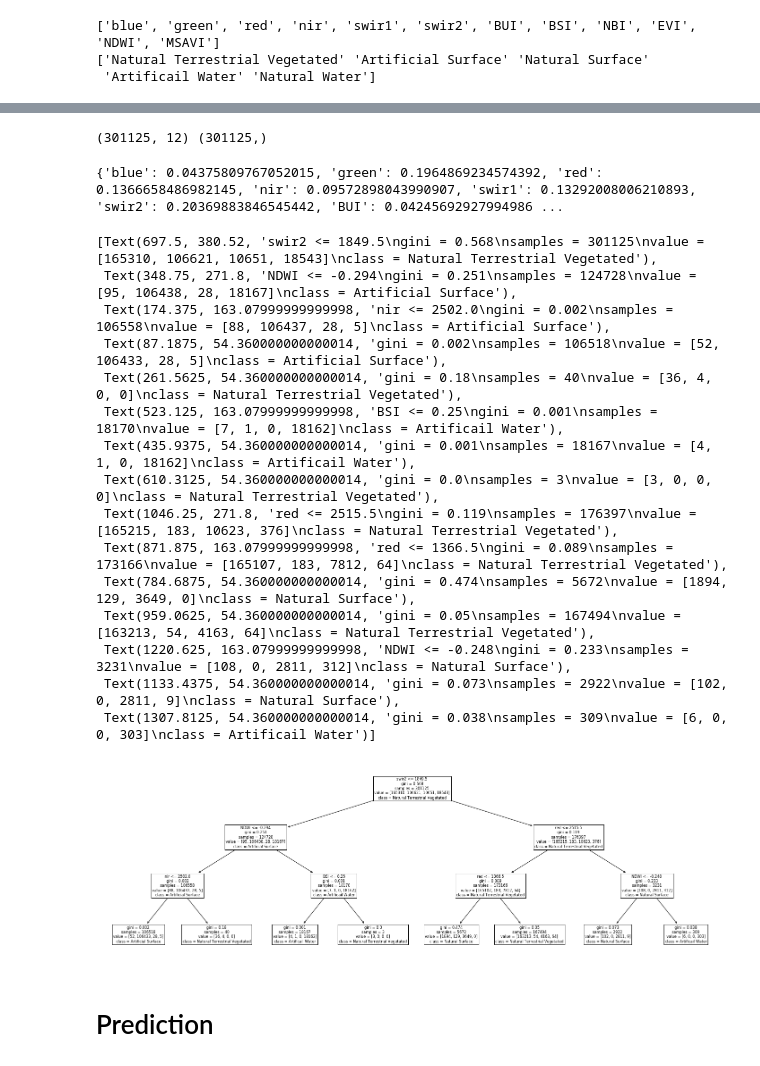
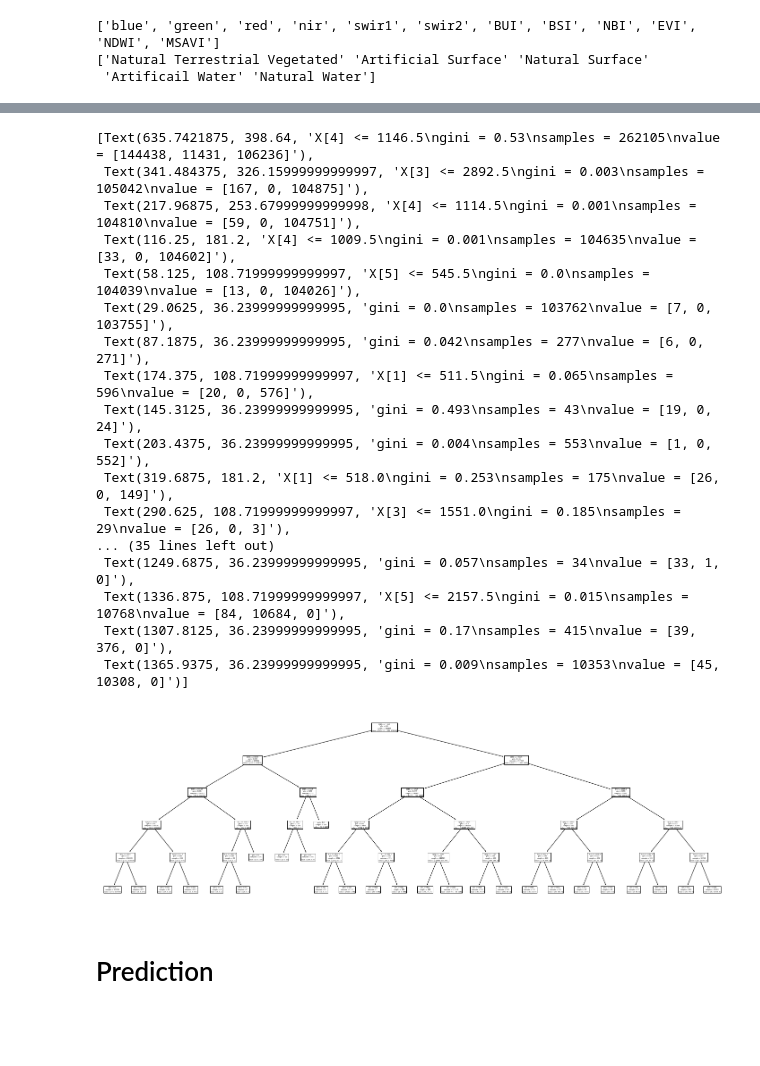
Before and after one commit to s-m-t-c/LCCS, a Jupyter notebook: decision_tree/efficienttrainer.ipynb, the cells around one changed output, grey strips where cells are left out. Saved outputs shown, nothing was run; the diff lists cells and outputs as text; code cells hidden in the pictures; blank space fills up the shorter version.

```diff
--- a/decision_tree/efficienttrainer.ipynb
+++ b/decision_tree/efficienttrainer.ipynb
@@ -178,0 +201,6 @@ feature_rast_list[0][0].blue.plot()
+# %%
+from sklearn import tree
+# Initialise classifier
+model = tree.DecisionTreeClassifier(random_state=0, max_depth=5)
+# Fit classifier add "==215" to make a single class prediction.
+model = model.fit(model_input[:,1:], model_input[:,0])
@@ -226,49 +220,23 @@ feature_rast_list[57][0].blue.plot()
-# %%
-# Stack list of arrays into single array
-# Change to stack
-val_input = np.hstack(flat_val_list)
-train_input = np.vstack(flat_train_list)
-print(train_input.shape, val_input.shape)
-# %% [output]
-(301125, 12) (301125,)
-# %%
-from sklearn.ensemble import RandomForestClassifier
-# Initialise classifier
-model = RandomForestClassifier(n_estimators=100)
-# Fit classifier add "==215" to make a single class prediction.
-model = model.fit(train_input, val_input)
-# %%
-# Initialise classifier
-model = tree.DecisionTreeClassifier(random_state=0, max_depth=3)
-# Fit classifier add "==215" to make a single class prediction.
-model = model.fit(train_input, val_input)
-# %%
-from sklearn.neural_network import MLPClassifier
-model = MLPClassifier(solver='adam', alpha=1e-5, hidden_layer_sizes=(15,), random_state=1, activation='relu')
-model = model.fit(train_input, val_input)
-# %%
-# Prints the feature importance
-print(dict(zip(feature_names, dtree.feature_importances_)))
-# %% [output]
-{'blue': 0.04375809767052015, 'green': 0.1964869234574392, 'red': 0.1366658486982145, 'nir': 0.09572898043990907, 'swir1': 0.13292008006210893, 'swir2': 0.20369883846545442, 'BUI': 0.04245692927994986 ...
 # %%
 # Plots the structure of the tree
 plt.figure(figsize=(25,8))
-sklearn.tree.plot_tree(dtree, feature_names=feature_names, class_names=target_names)
+sklearn.tree.plot_tree(model)
 # %% [output]
-[Text(697.5, 380.52, 'swir2 <= 1849.5\ngini = 0.568\nsamples = 301125\nvalue = [165310, 106621, 10651, 18543]\nclass = Natural Terrestrial Vegetated'),
- Text(348.75, 271.8, 'NDWI <= -0.294\ngini = 0.251\nsamples = 124728\nvalue = [95, 106438, 28, 18167]\nclass = Artificial Surface'),
- Text(174.375, 163.07999999999998, 'nir <= 2502.0\ngini = 0.002\nsamples = 106558\nvalue = [88, 106437, 28, 5]\nclass = Artificial Surface'),
- Text(87.1875, 54.360000000000014, 'gini = 0.002\nsamples = 106518\nvalue = [52, 106433, 28, 5]\nclass = Artificial Surface'),
- Text(261.5625, 54.360000000000014, 'gini = 0.18\nsamples = 40\nvalue = [36, 4, 0, 0]\nclass = Natural Terrestrial Vegetated'),
- Text(523.125, 163.07999999999998, 'BSI <= 0.25\ngini = 0.001\nsamples = 18170\nvalue = [7, 1, 0, 18162]\nclass = Artificail Water'),
- Text(435.9375, 54.360000000000014, 'gini = 0.001\nsamples = 18167\nvalue = [4, 1, 0, 18162]\nclass = Artificail Water'),
- Text(610.3125, 54.360000000000014, 'gini = 0.0\nsamples = 3\nvalue = [3, 0, 0, 0]\nclass = Natural Terrestrial Vegetated'),
- Text(1046.25, 271.8, 'red <= 2515.5\ngini = 0.119\nsamples = 176397\nvalue = [165215, 183, 10623, 376]\nclass = Natural Terrestrial Vegetated'),
- Text(871.875, 163.07999999999998, 'red <= 1366.5\ngini = 0.089\nsamples = 173166\nvalue = [165107, 183, 7812, 64]\nclass = Natural Terrestrial Vegetated'),
- Text(784.6875, 54.360000000000014, 'gini = 0.474\nsamples = 5672\nvalue = [1894, 129, 3649, 0]\nclass = Natural Surface'),
- Text(959.0625, 54.360000000000014, 'gini = 0.05\nsamples = 167494\nvalue = [163213, 54, 4163, 64]\nclass = Natural Terrestrial Vegetated'),
- Text(1220.625, 163.07999999999998, 'NDWI <= -0.248\ngini = 0.233\nsamples = 3231\nvalue = [108, 0, 2811, 312]\nclass = Natural Surface'),
- Text(1133.4375, 54.360000000000014, 'gini = 0.073\nsamples = 2922\nvalue = [102, 0, 2811, 9]\nclass = Natural Surface'),
- Text(1307.8125, 54.360000000000014, 'gini = 0.038\nsamples = 309\nvalue = [6, 0, 0, 303]\nclass = Artificail Water')]
+[Text(635.7421875, 398.64, 'X[4] <= 1146.5\ngini = 0.53\nsamples = 262105\nvalue = [144438, 11431, 106236]'),
+ Text(341.484375, 326.15999999999997, 'X[3] <= 2892.5\ngini = 0.003\nsamples = 105042\nvalue = [167, 0, 104875]'),
+ Text(217.96875, 253.67999999999998, 'X[4] <= 1114.5\ngini = 0.001\nsamples = 104810\nvalue = [59, 0, 104751]'),
+ Text(116.25, 181.2, 'X[4] <= 1009.5\ngini = 0.001\nsamples = 104635\nvalue = [33, 0, 104602]'),
+ Text(58.125, 108.71999999999997, 'X[5] <= 545.5\ngini = 0.0\nsamples = 104039\nvalue = [13, 0, 104026]'),
+ Text(29.0625, 36.23999999999995, 'gini = 0.0\nsamples = 103762\nvalue = [7, 0, 103755]'),
+ Text(87.1875, 36.23999999999995, 'gini = 0.042\nsamples = 277\nvalue = [6, 0, 271]'),
+ Text(174.375, 108.71999999999997, 'X[1] <= 511.5\ngini = 0.065\nsamples = 596\nvalue = [20, 0, 576]'),
+ Text(145.3125, 36.23999999999995, 'gini = 0.493\nsamples = 43\nvalue = [19, 0, 24]'),
+ Text(203.4375, 36.23999999999995, 'gini = 0.004\nsamples = 553\nvalue = [1, 0, 552]'),
+ Text(319.6875, 181.2, 'X[1] <= 518.0\ngini = 0.253\nsamples = 175\nvalue = [26, 0, 149]'),
+ Text(290.625, 108.71999999999997, 'X[3] <= 1551.0\ngini = 0.185\nsamples = 29\nvalue = [26, 0, 3]'),
+... (35 lines left out)
+ Text(1249.6875, 36.23999999999995, 'gini = 0.057\nsamples = 34\nvalue = [33, 1, 0]'),
+ Text(1336.875, 108.71999999999997, 'X[5] <= 2157.5\ngini = 0.015\nsamples = 10768\nvalue = [84, 10684, 0]'),
+ Text(1307.8125, 36.23999999999995, 'gini = 0.17\nsamples = 415\nvalue = [39, 376, 0]'),
+ Text(1365.9375, 36.23999999999995, 'gini = 0.009\nsamples = 10353\nvalue = [45, 10308, 0]')]
-[figure, old version]
+[figure, new version]
```
Also changed, not shown: parts of 38 cells of this notebook.
